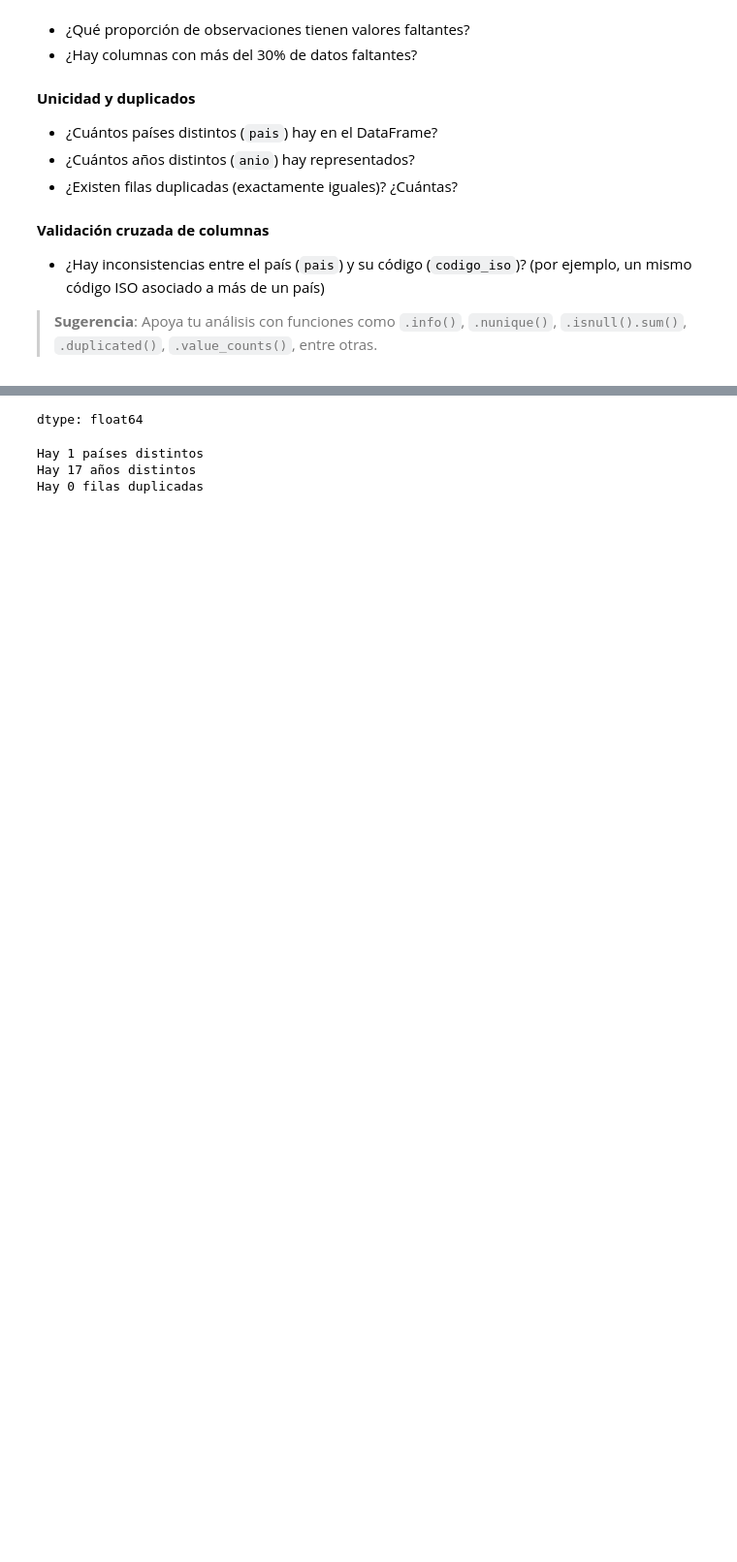
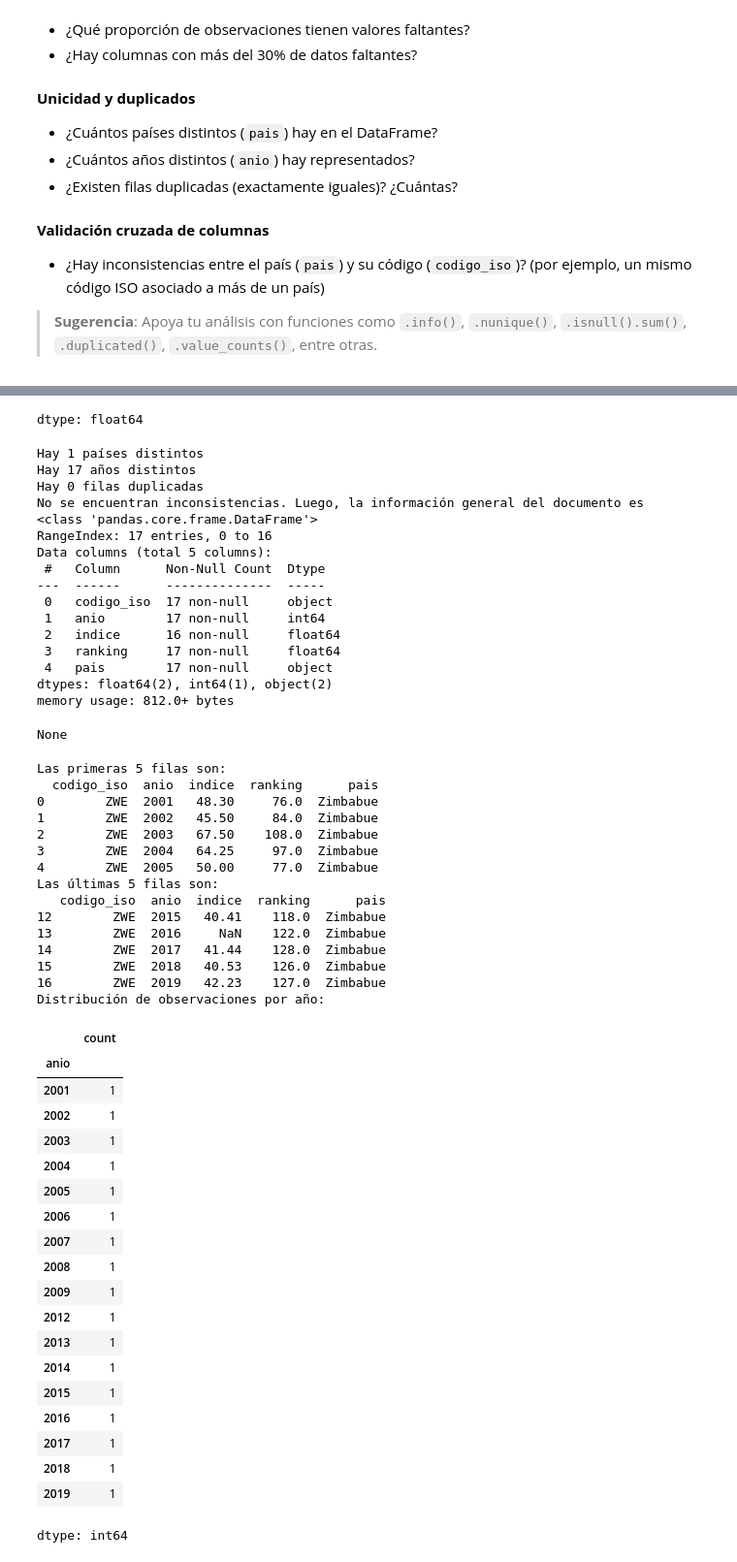
Before and after one commit to TomiGarrido/MAT281-Entegrables, a Jupyter notebook: docs/labs/lab_04.ipynb, the cells around one changed output, grey strips where cells are left out. Shown: that part at 97% size. Cells and saved outputs as stored; diff of their text form; code cells hidden in the pictures; blank space fills up the shorter version.

```diff
--- a/docs/labs/lab_04.ipynb
+++ b/docs/labs/lab_04.ipynb
@@ -166,6 +166,17 @@ display(columnas_problematicas)
 print(f"Hay {df['pais'].nunique()} países distintos")
 print(f"Hay {df['anio'].nunique()} años distintos")
 print(f"Hay {df.duplicated().sum()} filas duplicadas")
+
+"Validación cruzada de columnas"
+inconsistencias = df.groupby('codigo_iso')['pais'].nunique()
+print("No se encuentran inconsistencias. Luego, la información general del documento es")
+display(df.info())
+print(f"Las primeras 5 filas son:")
+print(df.head())
+print(f"Las últimas 5 filas son:")
+print(df.tail())
+print(f"Distribución de observaciones por año:")
+display(df['anio'].value_counts().sort_index())
 # %% [output]
 Hay 17 Filas (observaciones)
 Hay 5 Columnas (variables)
@@ -181,33 +192,82 @@ No hay columnas con un tipo de dato inesperado
 |  | anio | indice | ranking |
 | count | 17.000000 | 16.00000 | 17.000000 |
 | mean | 2009.941176 | 47.41625 | 105.941176 |
 | std | 5.963122 | 9.65499 | 19.568695 |
 | min | 2001.000000 | 38.12000 | 76.000000 |
 | 25% | 2005.000000 | 40.18250 | 87.000000 |
 | 50% | 2009.000000 | 43.86500 | 115.000000 |
 | 75% | 2015.000000 | 51.00000 | 124.000000 |
 | max | 2019.000000 | 67.50000 | 128.000000 |
 El mínimo es 38.12
 El máximo es 67.5
 El promedio es 47.42
 La mediana es 43.864999999999995
 El pais con menor índice esZimbabue (2012) y con mayor índice es Zimbabue (2003)
 Mientras que, el que tiene menor ranking es Zimbabue (2001) y mayor ranking es Zimbabue (2017)
 Hay 1 valor nulo en el DataFrame
 La proporción de valores nulos por columna es
 |  | 0 |
 | codigo_iso | 0.00 |
 | anio | 0.00 |
 | indice | 5.88 |
 | ranking | 0.00 |
 | pais | 0.00 |
 dtype: float64
 Las columnas con más del 30% de datos faltantes son:
 |  | 0 |
 dtype: float64
 Hay 1 países distintos
 Hay 17 años distintos
 Hay 0 filas duplicadas
+No se encuentran inconsistencias. Luego, la información general del documento es
+<class 'pandas.core.frame.DataFrame'>
+RangeIndex: 17 entries, 0 to 16
+Data columns (total 5 columns):
+ #   Column      Non-Null Count  Dtype
+---  ------      --------------  -----
+ 0   codigo_iso  17 non-null     object
+ 1   anio        17 non-null     int64
+ 2   indice      16 non-null     float64
+ 3   ranking     17 non-null     float64
+ 4   pais        17 non-null     object
+dtypes: float64(2), int64(1), object(2)
+memory usage: 812.0+ bytes
+None
+Las primeras 5 filas son:
+  codigo_iso  anio  indice  ranking      pais
+0        ZWE  2001   48.30     76.0  Zimbabue
+1        ZWE  2002   45.50     84.0  Zimbabue
+2        ZWE  2003   67.50    108.0  Zimbabue
+3        ZWE  2004   64.25     97.0  Zimbabue
+4        ZWE  2005   50.00     77.0  Zimbabue
+Las últimas 5 filas son:
+   codigo_iso  anio  indice  ranking      pais
+12        ZWE  2015   40.41    118.0  Zimbabue
+13        ZWE  2016     NaN    122.0  Zimbabue
+14        ZWE  2017   41.44    128.0  Zimbabue
+15        ZWE  2018   40.53    126.0  Zimbabue
+16        ZWE  2019   42.23    127.0  Zimbabue
+Distribución de observaciones por año:
+|  | count |
+| anio |  |
+| 2001 | 1 |
+| 2002 | 1 |
+| 2003 | 1 |
+| 2004 | 1 |
+| 2005 | 1 |
+| 2006 | 1 |
+| 2007 | 1 |
+| 2008 | 1 |
+| 2009 | 1 |
+| 2012 | 1 |
+| 2013 | 1 |
+| 2014 | 1 |
+| 2015 | 1 |
+| 2016 | 1 |
+| 2017 | 1 |
+| 2018 | 1 |
+| 2019 | 1 |
+dtype: int64
 # %% [markdown]
 
 
```
Also changed, not shown: parts of 1 cell of this notebook.
